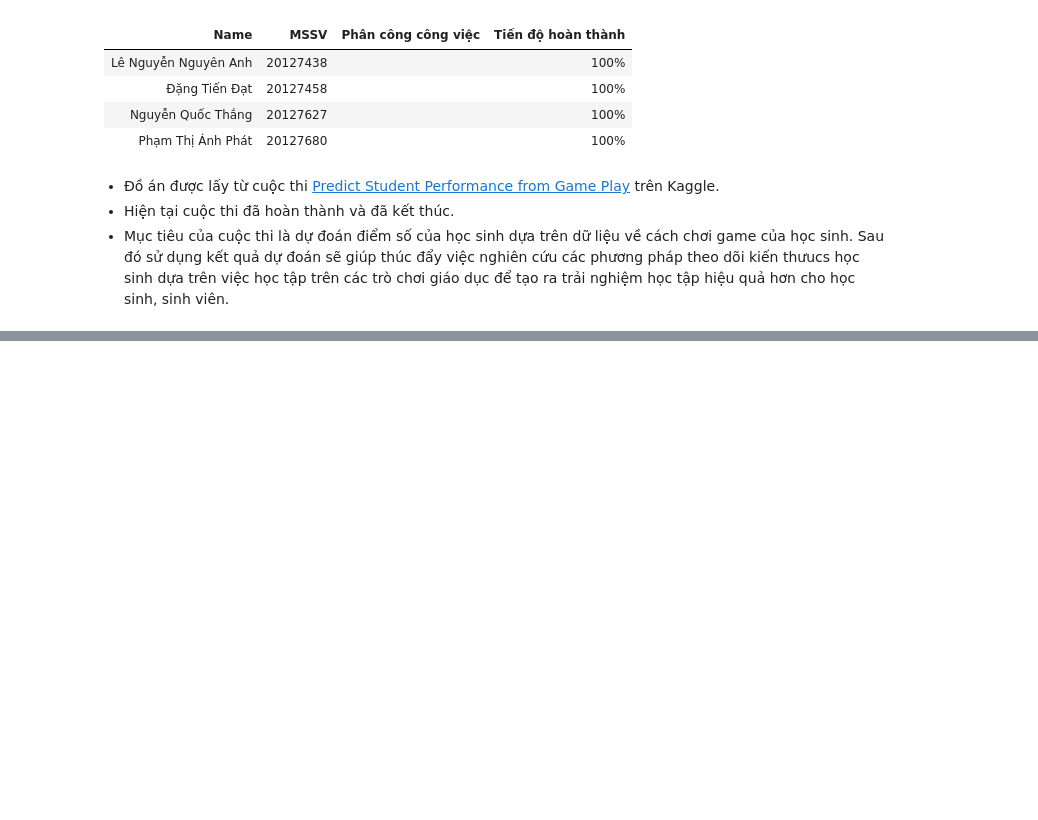
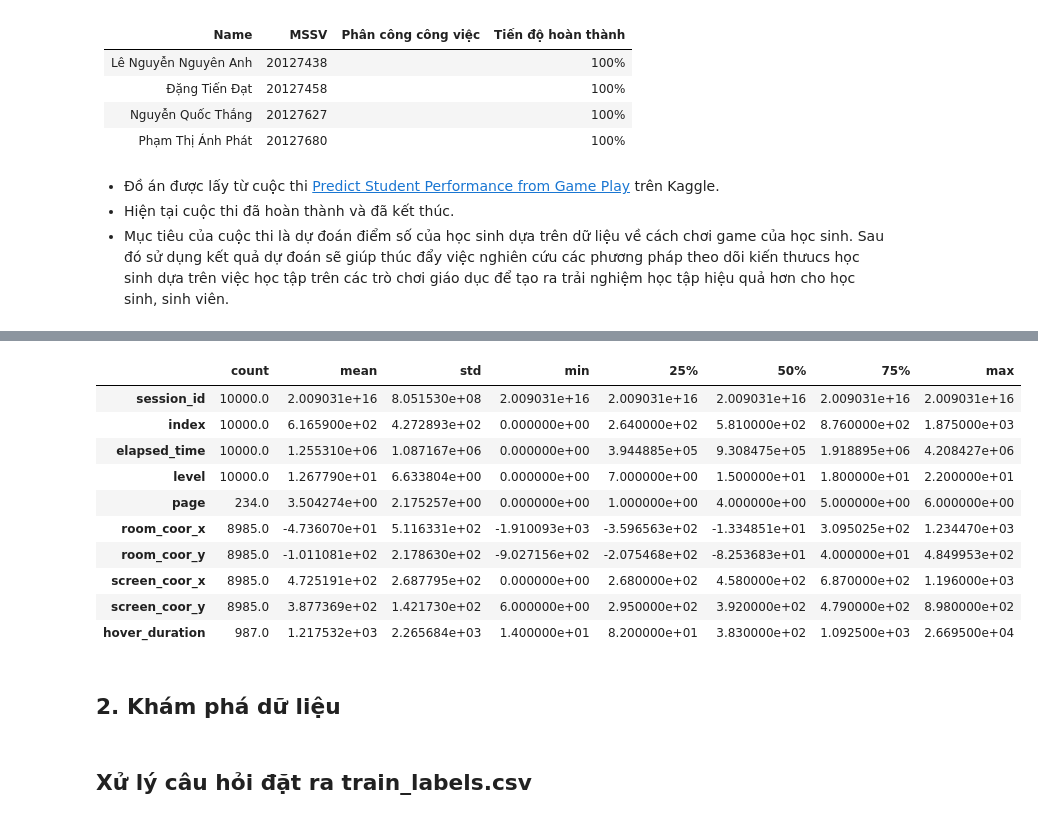
Before and after one commit to nthanq2505/Predict-Student-Performance-from-Game-Play, a Jupyter notebook: main.ipynb, the cells around one changed output, grey strips where cells are left out. Drawn from its saved outputs; the diff is of its cells as text; code cells hidden in the pictures; blank space fills up the shorter version.

```diff
--- a/main.ipynb
+++ b/main.ipynb
@@ -48,0 +83,18 @@ Full train dataset shape is (26296946, 20)
+# %%
+data1.describe().transpose()
+# %% [output]
+|  | count | mean | std | min | 25% | 50% | 75% | max |
+| session_id | 10000.0 | 2.009031e+16 | 8.051530e+08 | 2.009031e+16 | 2.009031e+16 | 2.009031e+16 | 2.009031e+16 | 2.009031e+16 |
+| index | 10000.0 | 6.165900e+02 | 4.272893e+02 | 0.000000e+00 | 2.640000e+02 | 5.810000e+02 | 8.760000e+02 | 1.875000e+03 |
+| elapsed_time | 10000.0 | 1.255310e+06 | 1.087167e+06 | 0.000000e+00 | 3.944885e+05 | 9.308475e+05 | 1.918895e+06 | 4.208427e+06 |
+| level | 10000.0 | 1.267790e+01 | 6.633804e+00 | 0.000000e+00 | 7.000000e+00 | 1.500000e+01 | 1.800000e+01 | 2.200000e+01 |
+| page | 234.0 | 3.504274e+00 | 2.175257e+00 | 0.000000e+00 | 1.000000e+00 | 4.000000e+00 | 5.000000e+00 | 6.000000e+00 |
+| room_coor_x | 8985.0 | -4.736070e+01 | 5.116331e+02 | -1.910093e+03 | -3.596563e+02 | -1.334851e+01 | 3.095025e+02 | 1.234470e+03 |
+| room_coor_y | 8985.0 | -1.011081e+02 | 2.178630e+02 | -9.027156e+02 | -2.075468e+02 | -8.253683e+01 | 4.000000e+01 | 4.849953e+02 |
+| screen_coor_x | 8985.0 | 4.725191e+02 | 2.687795e+02 | 0.000000e+00 | 2.680000e+02 | 4.580000e+02 | 6.870000e+02 | 1.196000e+03 |
+| screen_coor_y | 8985.0 | 3.877369e+02 | 1.421730e+02 | 6.000000e+00 | 2.950000e+02 | 3.920000e+02 | 4.790000e+02 | 8.980000e+02 |
+| hover_duration | 987.0 | 1.217532e+03 | 2.265684e+03 | 1.400000e+01 | 8.200000e+01 | 3.830000e+02 | 1.092500e+03 | 2.669500e+04 |
+# %% [markdown]
+## 2. Khám phá dữ liệu
+# %% [markdown]
+## Xử lý câu hỏi đặt ra train_labels.csv
```
Also changed, not shown: parts of 13 cells of this notebook, 3 other files.
